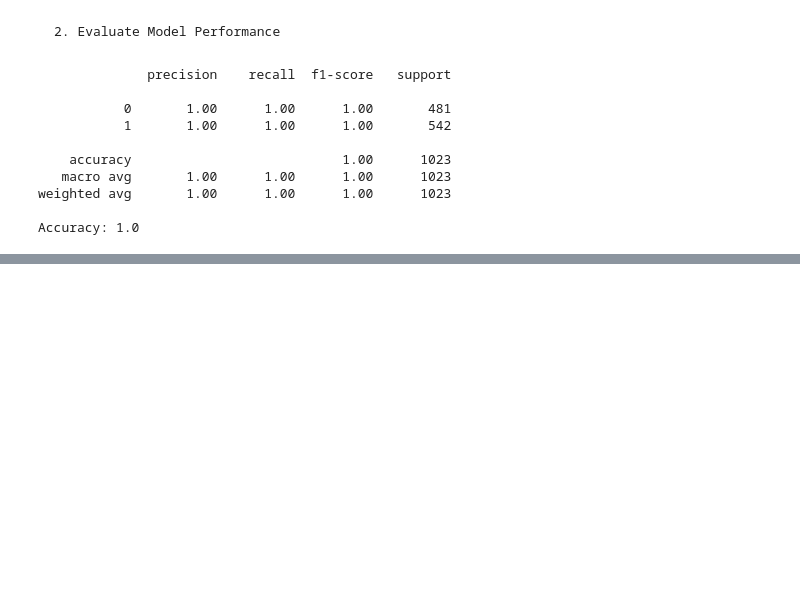
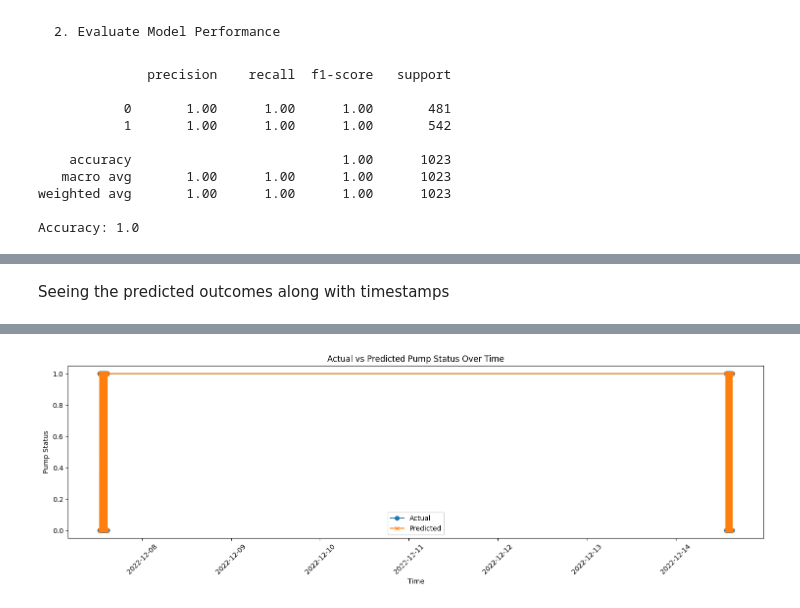
Before and after one commit to Anish-lab455/Generativ_AI_Project, a Jupyter notebook: New_GAN_Version.ipynb, the cells around one changed output, grey strips where cells are left out. Drawn from its saved outputs; the diff is of its cells as text; code cells hidden in the pictures; blank space fills up the shorter version.

```diff
--- a/New_GAN_Version.ipynb
+++ b/New_GAN_Version.ipynb
@@ -227,0 +277,29 @@ Accuracy: 1.0
+# %% [markdown]
+Seeing the predicted outcomes along with timestamps
+# %%
+# Create DataFrame with predictions
+predictions_df = pd.DataFrame({
+    'Actual': y_test,
+    'Predicted': predictions,
+    'Probability': model.predict_proba(X_test)[:, 1]
+}, index=X_test.index)
+
+# Sort by timestamp
+predictions_df = predictions_df.sort_index()
+
+# Display first few predictions
+print("\nPrediction Results:")
+print(predictions_df.head(10))
+
+# Plot actual vs predicted
+plt.figure(figsize=(15, 5))
+plt.plot(predictions_df.index, predictions_df['Actual'], label='Actual', marker='o')
+plt.plot(predictions_df.index, predictions_df['Predicted'], label='Predicted', marker='x')
+plt.title('Actual vs Predicted Pump Status Over Time')
+plt.xlabel('Time')
+plt.ylabel('Pump Status')
+plt.legend()
+plt.xticks(rotation=45)
+plt.tight_layout()
+plt.show()
+# %% [output]
@@ -227,0 +319 @@ Accuracy: 1.0
+[figure, added]
```
Also changed, not shown: parts of 9 cells of this notebook, 3 other files.
